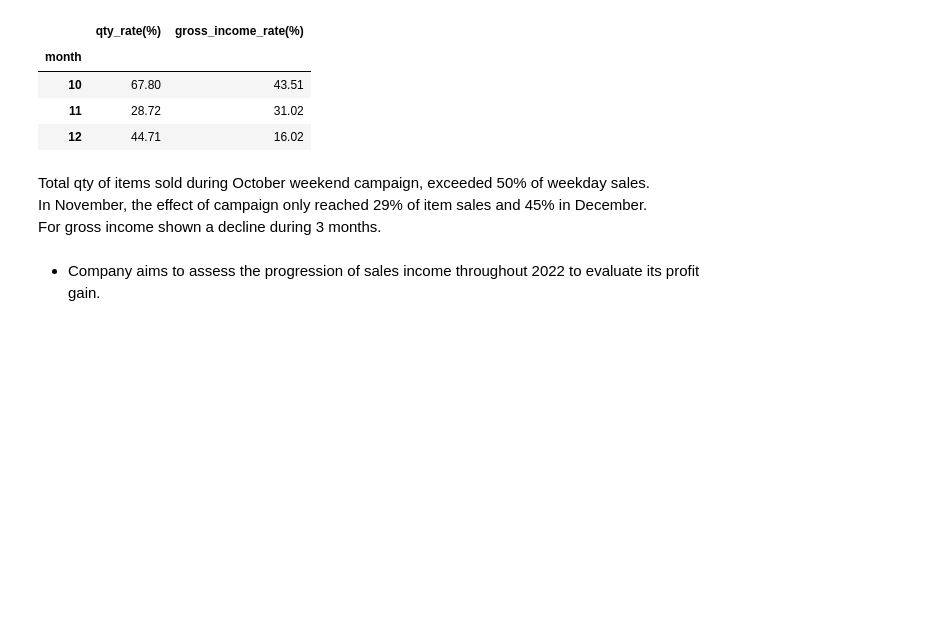
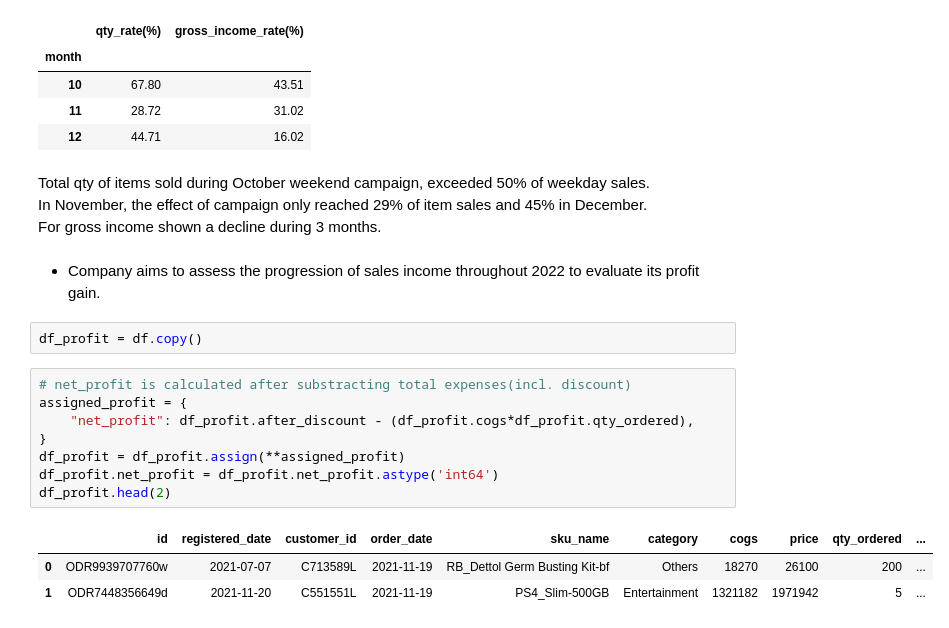
Before and after one commit to clarentcelsia/Analytics, a Jupyter notebook: ecommerce_product_sales.ipynb, the cells around one changed output. Saved outputs shown, nothing was run; the diff lists cells and outputs as text; blank space fills up the shorter version.

```diff
--- a/ecommerce_product_sales.ipynb
+++ b/ecommerce_product_sales.ipynb
@@ -795,3 +788,17 @@ In November, the effect of campaign only reached 29% of item sales and 45% in De
 For gross income shown a decline during 3 months.
 # %% [markdown]
 - Company aims to assess the progression of sales income throughout 2022 to evaluate its profit gain.
+# %%
+df_profit = df.copy()
+# %%
+# net_profit is calculated after substracting total expenses(incl. discount)
+assigned_profit = {
+    "net_profit": df_profit.after_discount - (df_profit.cogs*df_profit.qty_ordered),
+}
+df_profit = df_profit.assign(**assigned_profit)
+df_profit.net_profit = df_profit.net_profit.astype('int64')
+df_profit.head(2)
+# %% [output]
+|  | id | registered_date | customer_id | order_date | sku_name | category | cogs | price | qty_ordered | ... |
+| 0 | ODR9939707760w | 2021-07-07 | C713589L | 2021-11-19 | RB_Dettol Germ Busting Kit-bf | Others | 18270 | 26100 | 200 | ... |
+| 1 | ODR7448356649d | 2021-11-20 | C551551L | 2021-11-19 | PS4_Slim-500GB | Entertainment | 1321182 | 1971942 | 5 | ... |
```
Also changed, not shown: parts of 12 cells of this notebook.
